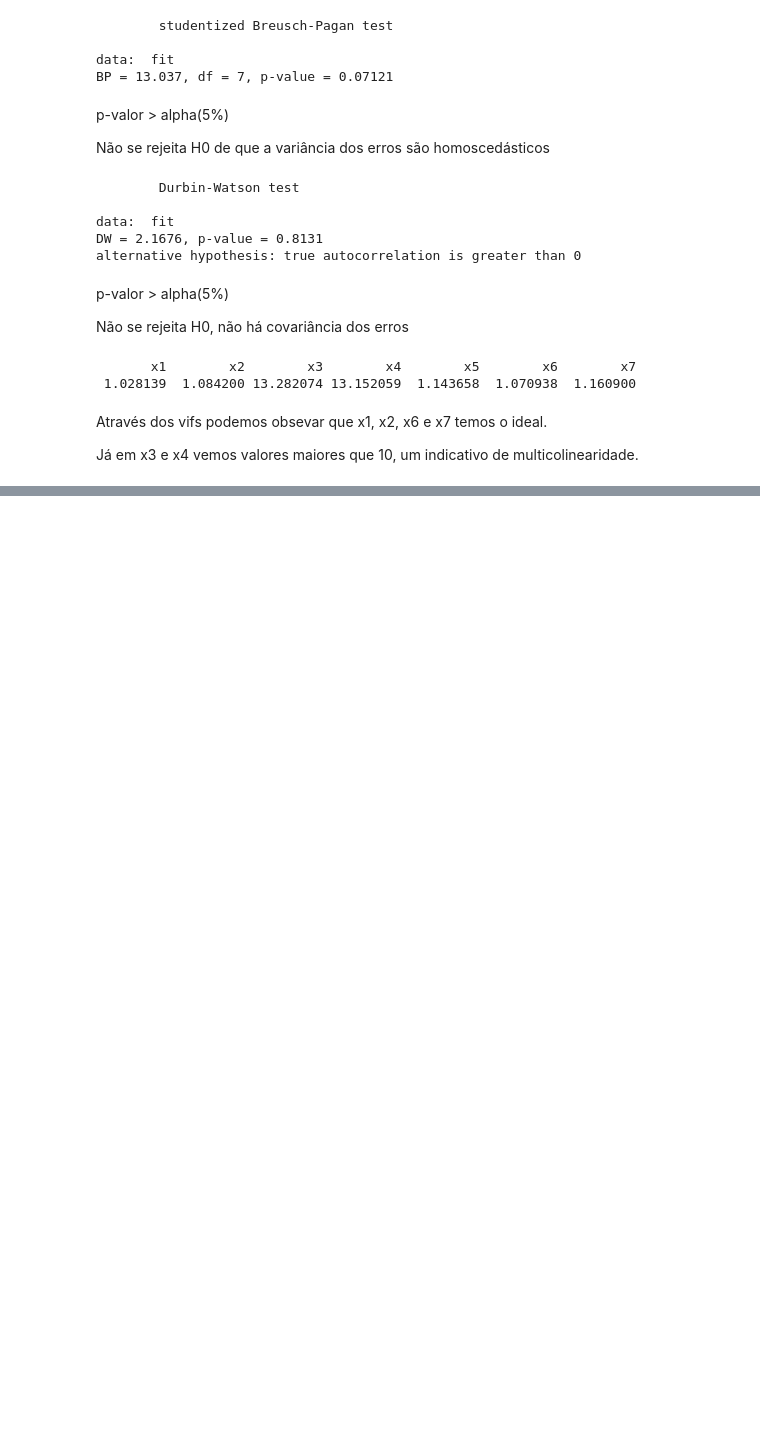
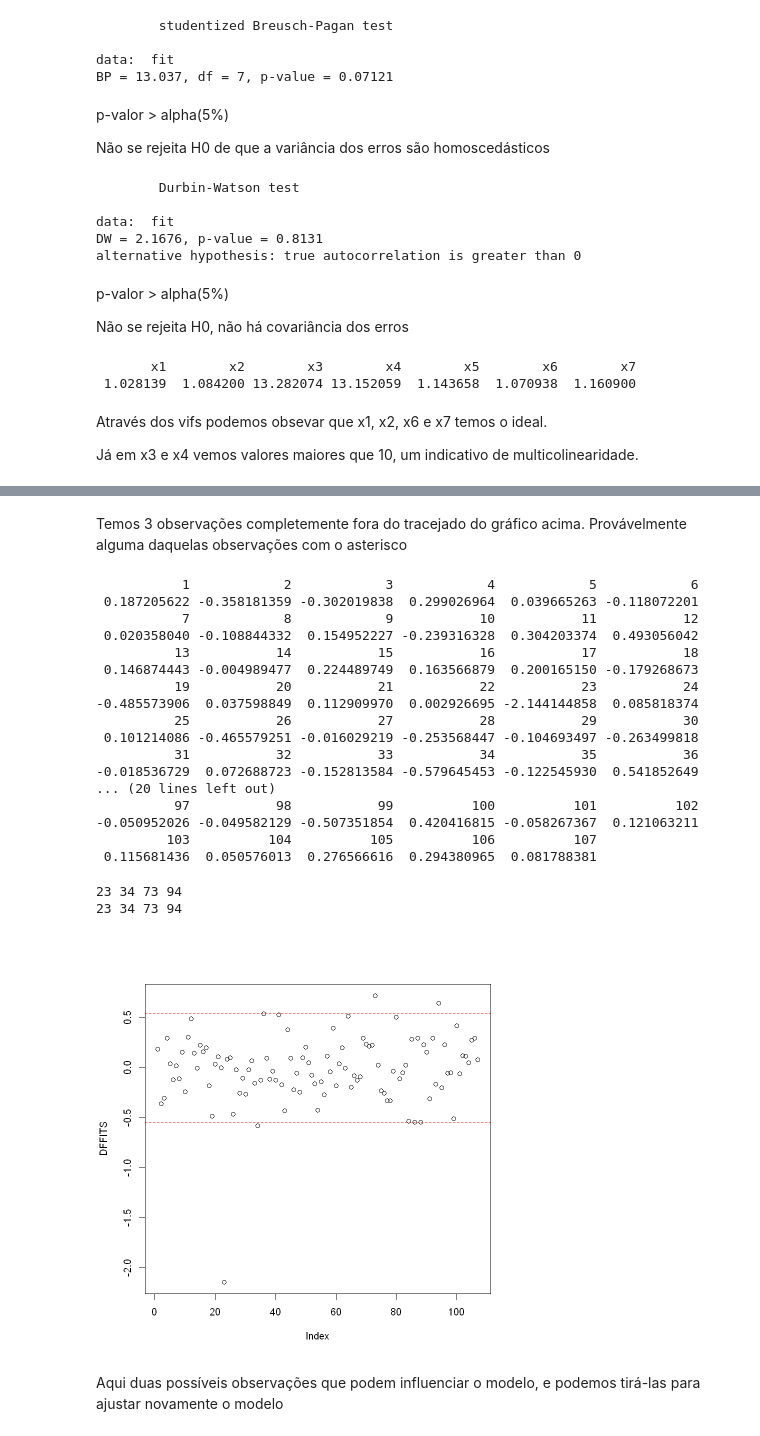
Before and after one commit to jouaraujo/primeiro_trabalho_Reg, a Jupyter notebook: trabalho.ipynb, the cells around one changed output, grey strips where cells are left out. Cells and saved outputs as stored; diff of their text form; code cells hidden in the pictures; blank space fills up the shorter version.

```diff
--- a/trabalho.ipynb
+++ b/trabalho.ipynb
@@ -191,0 +265,32 @@ Já em x3 e x4 vemos valores maiores que 10, um indicativo de multicolinearidade
+# %% [markdown]
+Temos 3 observações completemente fora do tracejado do gráfico acima. Provávelmente alguma daquelas observações com o asterisco
+# %%
+#DFFIT
+dffits(fit)
+limite<-2*sqrt(fit$rank / n)
+abline(plot(dffits(fit),ylab="DFFITS"),
+       col="red", h=c(-limite,limite),lty=2)
+which(abs(dffits(fit))>limite)
+# %% [output]
+           1            2            3            4            5            6
+ 0.187205622 -0.358181359 -0.302019838  0.299026964  0.039665263 -0.118072201
+           7            8            9           10           11           12
+ 0.020358040 -0.108844332  0.154952227 -0.239316328  0.304203374  0.493056042
+          13           14           15           16           17           18
+ 0.146874443 -0.004989477  0.224489749  0.163566879  0.200165150 -0.179268673
+          19           20           21           22           23           24
+-0.485573906  0.037598849  0.112909970  0.002926695 -2.144144858  0.085818374
+          25           26           27           28           29           30
+ 0.101214086 -0.465579251 -0.016029219 -0.253568447 -0.104693497 -0.263499818
+          31           32           33           34           35           36
+-0.018536729  0.072688723 -0.152813584 -0.579645453 -0.122545930  0.541852649
+... (20 lines left out)
+          97           98           99          100          101          102
+-0.050952026 -0.049582129 -0.507351854  0.420416815 -0.058267367  0.121063211
+         103          104          105          106          107
+ 0.115681436  0.050576013  0.276566616  0.294380965  0.081788381
+23 34 73 94
+23 34 73 94
+[figure, added]
+# %% [markdown]
+Aqui duas possíveis observações que podem influenciar o modelo, e podemos tirá-las para ajustar novamente o modelo
```
Also changed, not shown: parts of 38 cells of this notebook.
